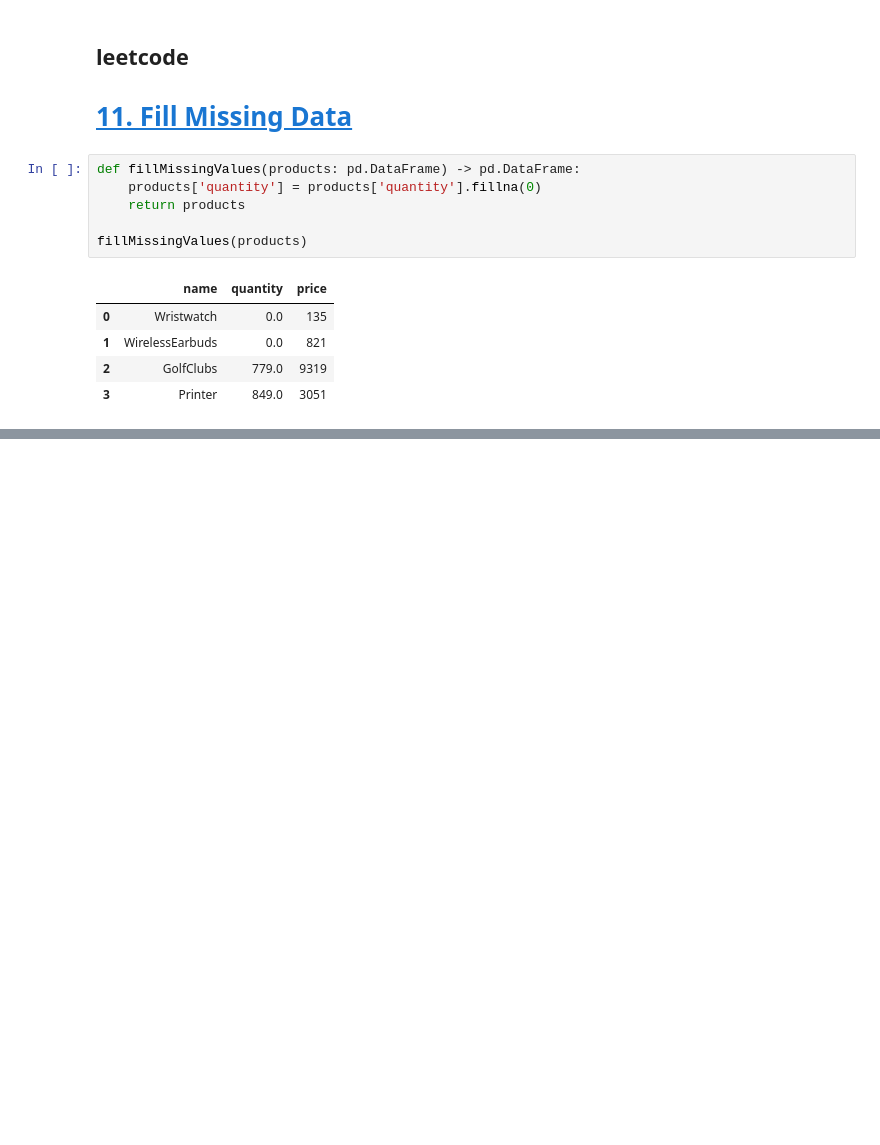
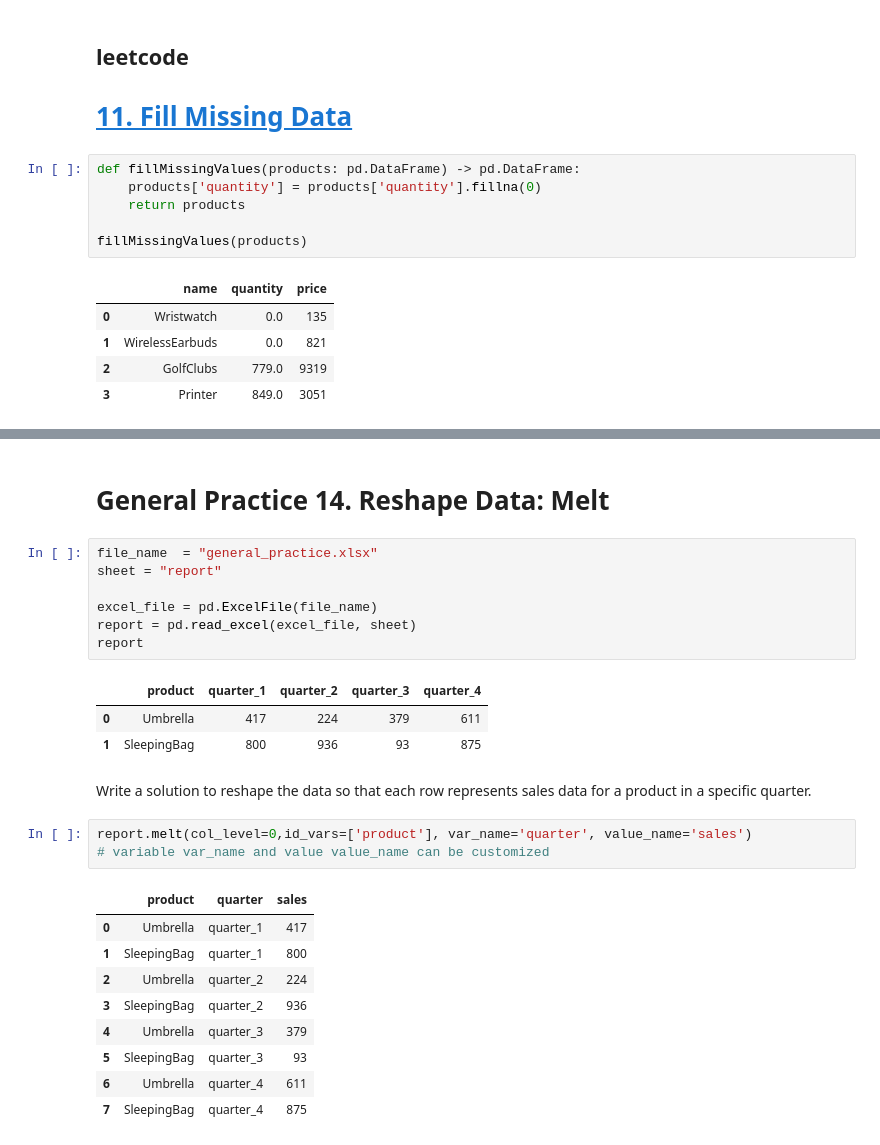
Before and after one commit to rajnishspandey/leetcode_pandas, a Jupyter notebook: leetcodePandas_Practice-Introduction.ipynb, the cells around one changed output, grey strips where cells are left out. Cells and saved outputs as stored; diff of their text form; blank space fills up the shorter version.

```diff
--- a/leetcodePandas_Practice-Introduction.ipynb
+++ b/leetcodePandas_Practice-Introduction.ipynb
@@ -519,0 +644,28 @@ fillMissingValues(products)
+# %% [markdown]
+# General Practice 14. Reshape Data: Melt
+# %%
+file_name  = "general_practice.xlsx"
+sheet = "report"
+
+excel_file = pd.ExcelFile(file_name)
+report = pd.read_excel(excel_file, sheet)
+report
+# %% [output]
+|  | product | quarter_1 | quarter_2 | quarter_3 | quarter_4 |
+| 0 | Umbrella | 417 | 224 | 379 | 611 |
+| 1 | SleepingBag | 800 | 936 | 93 | 875 |
+# %% [markdown]
+Write a solution to reshape the data so that each row represents sales data for a product in a specific quarter.
+# %%
+report.melt(col_level=0,id_vars=['product'], var_name='quarter', value_name='sales')
+# variable var_name and value value_name can be customized
+# %% [output]
+|  | product | quarter | sales |
+| 0 | Umbrella | quarter_1 | 417 |
+| 1 | SleepingBag | quarter_1 | 800 |
+| 2 | Umbrella | quarter_2 | 224 |
+| 3 | SleepingBag | quarter_2 | 936 |
+| 4 | Umbrella | quarter_3 | 379 |
+| 5 | SleepingBag | quarter_3 | 93 |
+| 6 | Umbrella | quarter_4 | 611 |
+| 7 | SleepingBag | quarter_4 | 875 |
```
Also changed, not shown: parts of 21 cells of this notebook, 2 other files.
